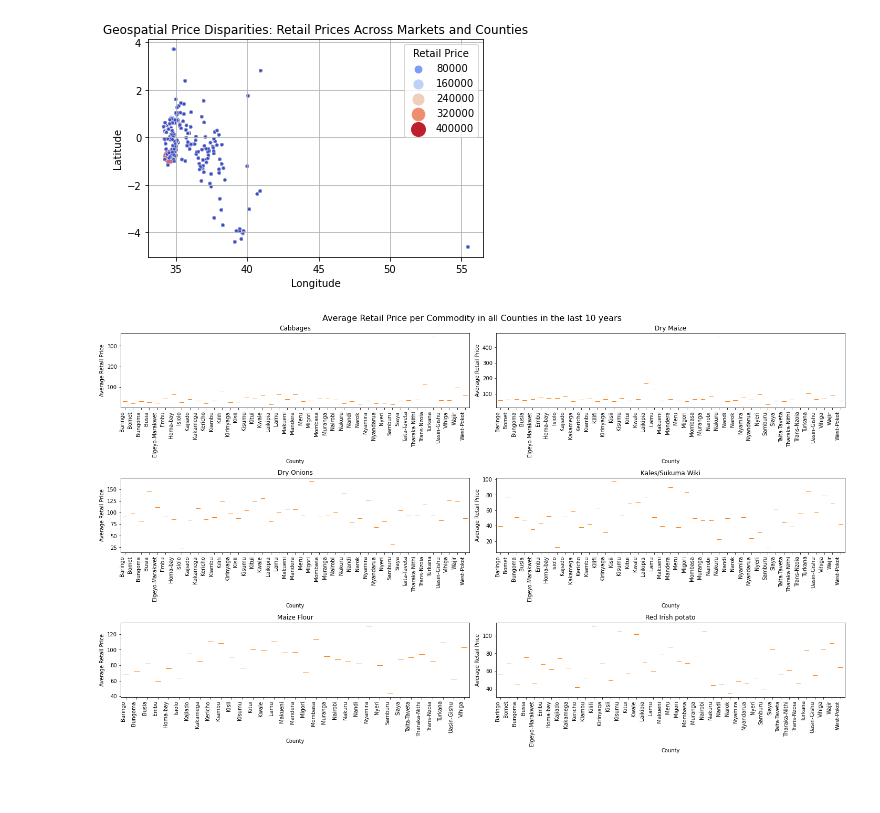
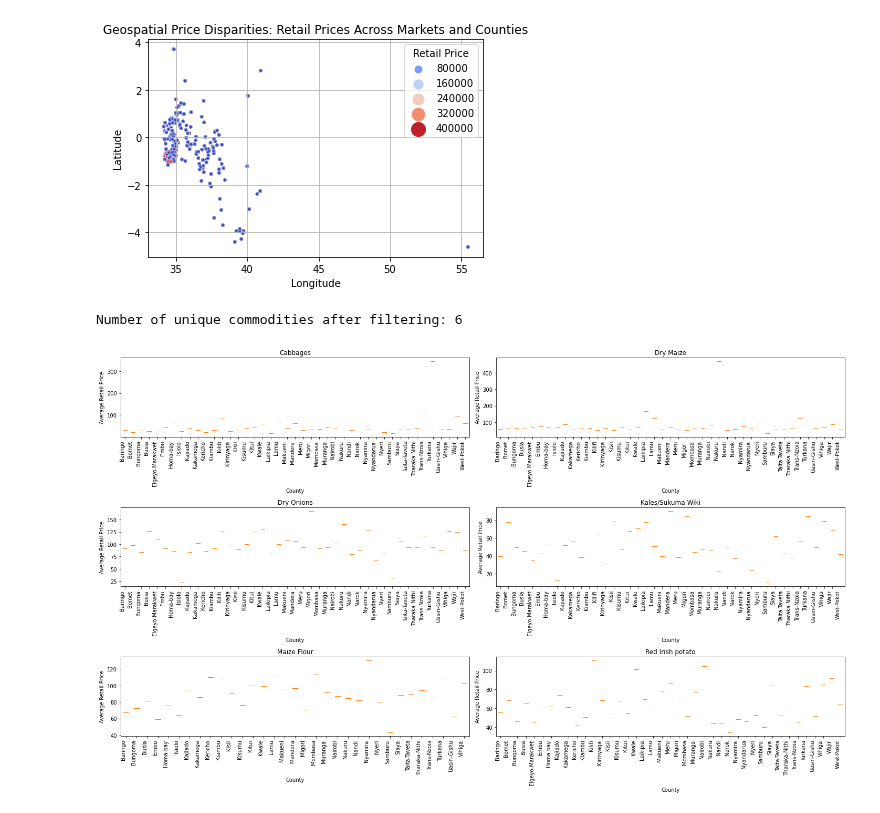
Before and after one commit to Logan-BCM/AgriPriceForecast-Kenya, a Jupyter notebook: Project.ipynb, the cells around one changed output. Saved outputs shown, nothing was run; the diff lists cells and outputs as text; code cells hidden in the pictures; blank space fills up the shorter version.

```diff
--- a/Project.ipynb
+++ b/Project.ipynb
@@ -866,10 +863,14 @@ import matplotlib.pyplot as plt
 import numpy as np
 
 # Filter the data from 2015 onwards
-df_filtered_2015 = df[df['Date'].dt.year >= 2015]
+df_filtered_2015 = df[df['Date'].dt.year >= 2010]
 
 # Calculate average retail prices per commodity and market
 df_avg = df_filtered_2015.groupby(['Commodity', 'County'], as_index=False)['Retail'].mean()
+
+# Verify the filtering
+print(f"Number of unique commodities after filtering: {len(df_avg['Commodity'].unique())}")
+
 
 # Limit to top 6 most frequent commodities for better visualization
 top_commodities = df_avg['Commodity'].value_counts().index[:10]
@@ -877,39 +878,36 @@ df_avg = df_avg[df_avg['Commodity'].isin(top_commodities)]
 
 # Create a figure
 plt.figure(figsize=(20, 12))  # Adjust the figure width for better spacing
-
-# Add a figure title
-plt.suptitle('Average Retail Price per Commodity in all Counties in the last 10 years', fontsize=16)
-
 
 # Get unique commodities for subplots
 commodities = df_avg['Commodity'].unique()
 
 # Number of subplots (one per commodity)
 n_cols = 2  # Set the number of columns for subplot layout
 n_rows = len(commodities) // n_cols + (1 if len(commodities) % n_cols != 0 else 0)
 
 # Loop through the commodities to create each subplot
 for i, commodity in enumerate(commodities):
     ax = plt.subplot(n_rows, n_cols, i + 1)
 
     # Filter the data for the current commodity
     df_commodity = df_avg[df_avg['Commodity'] == commodity]
 
     # Create the boxplot for the commodity
     ax.boxplot([df_commodity[df_commodity['County'] == county]['Retail'] for county in df_commodity['County'].unique()])
 
     # Set the labels and title
     ax.set_xticklabels(df_commodity['County'].unique(), rotation=90, ha='right')
     ax.set_xlabel('County')
     ax.set_ylabel('Average Retail Price')
     ax.set_title(commodity)
 
 # Adjust spacing for readability
 plt.subplots_adjust(hspace=0.6, wspace=0.4)
 
 # Show the plot
 plt.tight_layout()
 plt.show()
 # %% [output]
+Number of unique commodities after filtering: 6
-[figure, old version]
+[figure, new version]
```
Also changed, not shown: parts of 2 cells of this notebook.
